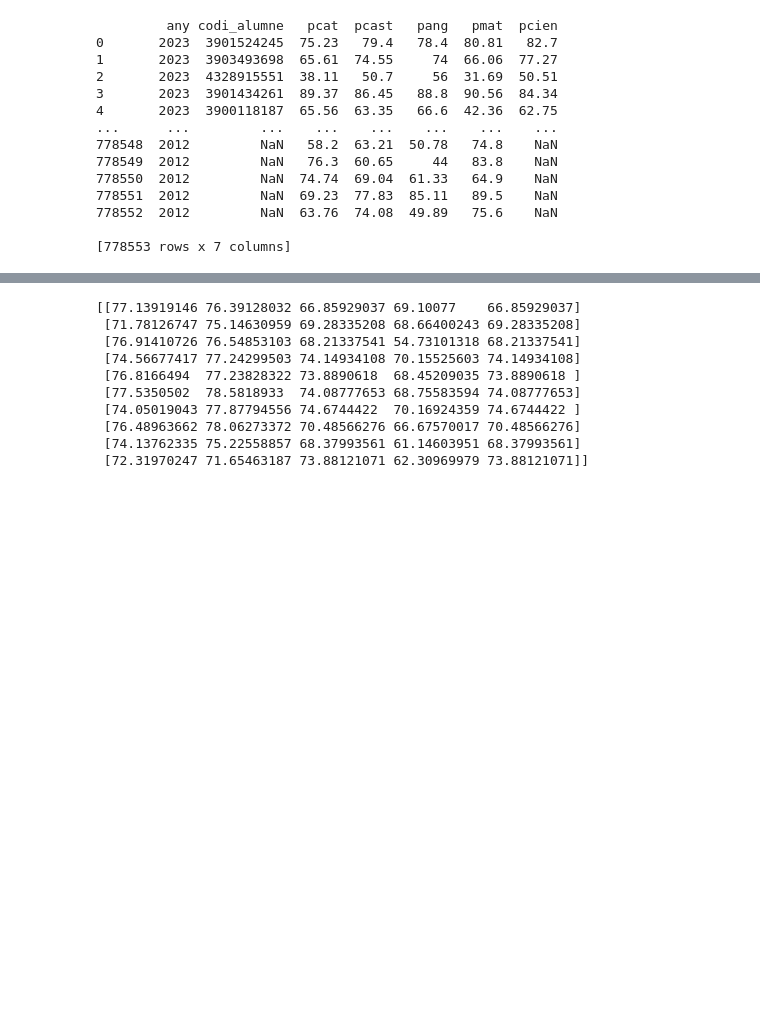
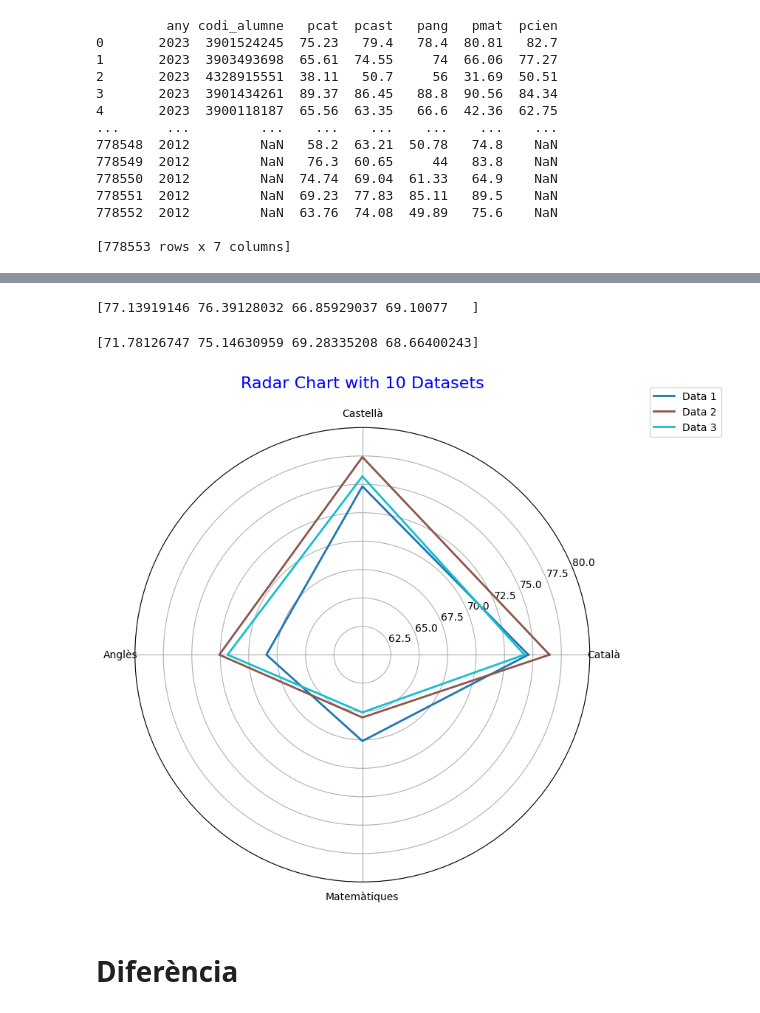
Before and after one commit to edejuan2002/avdm_Competecies, a Jupyter notebook: Andreu/Andreu.ipynb, the cells around one changed output, grey strips where cells are left out. Saved outputs shown, nothing was run; the diff lists cells and outputs as text; code cells hidden in the pictures; blank space fills up the shorter version.

```diff
--- a/Andreu/Andreu.ipynb
+++ b/Andreu/Andreu.ipynb
@@ -183,45 +294,85 @@ print(quart)
 # %%
 # mitjanes de les assignatures seleccionades per cada any començant pel 2009
-mquart=np.zeros([10,5])
+mquart=np.zeros([12,4])
 
-for i in range(2014,2024):
+for i in range(2012,2024):
     #selecciono l'any d'estudi
     an = quart[quart['any'] == str(i)]
+
+    #elimina els NaN
+    an = an.dropna(how='all')
 
     #per les diferents proves cal passar els valors que es troben en string a numeric
     pcat=pd.to_numeric(an['pcat'], errors='coerce')
     pcast=pd.to_numeric(an['pcast'], errors='coerce')
     pang=pd.to_numeric(an['pang'], errors='coerce')
     pmat=pd.to_numeric(an['pmat'], errors='coerce')
-    pmed=pd.to_numeric(an['pcien'], errors='coerce')
+    #pmed=pd.to_numeric(an['pmed'], errors='coerce')
 
-    #elimina els NaN
-    an = an.dropna()
 
     #mitjana de cada assigantura
     mcat=pcat.mean()
     mcast=pcast.mean()
     mang=pang.mean()
     mmat=pmat.mean()
-    mmed=pang.mean()
+    #mmed=pmed.mean()
 
     #array de mitjanes
-    mi=np.array([mcat,mcast,mang,mmat,mmed])
-    n=int(i-2014)
+    mi=np.array([mcat,mcast,mang,mmat])
+    n=int(i-2012)
     mquart[n]=mi
 
-#print(any19.iloc[4])
+#print(any19.iloc[:,3])
 
 
-print(mquart)
+print(mquart[2])
 # %% [output]
-[[77.13919146 76.39128032 66.85929037 69.10077    66.85929037]
- [71.78126747 75.14630959 69.28335208 68.66400243 69.28335208]
- [76.91410726 76.54853103 68.21337541 54.73101318 68.21337541]
- [74.56677417 77.24299503 74.14934108 70.15525603 74.14934108]
- [76.8166494  77.23828322 73.8890618  68.45209035 73.8890618 ]
- [77.5350502  78.5818933  74.08777653 68.75583594 74.08777653]
- [74.05019043 77.87794556 74.6744422  70.16924359 74.6744422 ]
- [76.48963662 78.06273372 70.48566276 66.67570017 70.48566276]
- [74.13762335 75.22558857 68.37993561 61.14603951 68.37993561]
- [72.31970247 71.65463187 73.88121071 62.30969979 73.88121071]]
+[77.13919146 76.39128032 66.85929037 69.10077   ]
+# %%
+print(mquart[3])
+# %% [output]
+[71.78126747 75.14630959 69.28335208 68.66400243]
+# %%
+#12 anys en blocs de 4 per veure la progressió general
+import numpy as np
+import matplotlib.pyplot as plt
+
+# Example data for 10 sets
+mquart1 = [
+    list((mquart[0]+mquart[1]+mquart[2]+mquart[3])/4),  # Data 0
+    list((mquart[4]+mquart[5]+mquart[6]+mquart[7])/4),  # Data 1
+    list((mquart[8]+mquart[9]+mquart[10]+mquart[11])/4)  # Data 2
+]
+
+# Categories
+categories = ['Català', 'Castellà', 'Anglès', 'Matemàtiques']
+
+# Calculate angles
+angles = np.linspace(0, 2 * np.pi, len(categories), endpoint=False).tolist()
+angles += angles[:1]  # Close the circle
+
+# Create the figure and axis
+fig, ax = plt.subplots(figsize=(8, 8), subplot_kw={'projection': 'polar'})
+
+# Plot each dataset
+colors = plt.cm.tab10(np.linspace(0, 1, len(mquart1)))  # Generate 10 distinct colors
+for idx, values in enumerate(mquart1):
+    values += values[:1]  # Close the data loop
+    ax.plot(angles, values, linewidth=2, linestyle='solid', label=f'Data {idx + 1}', color=colors[idx])
+    #ax.fill(angles, values, alpha=0.25, color=colors[idx])  # Optional fill
+
+# Configure labels and title
+ax.set_xticks(angles[:-1])  # Set category labels
+ax.set_xticklabels(categories)
+plt.ylim([60,80])
+plt.title('Radar Chart with 10 Datasets', size=16, color='blue', pad=20)
+
+# Add legend
+ax.legend(loc='upper right', bbox_to_anchor=(1.3, 1.1))
+
+# Show the plot
+plt.show()
+# %% [output]
+[figure, added]
+# %% [markdown]
+# Diferència
```
Also changed, not shown: parts of 15 cells of this notebook, 1 other file.
